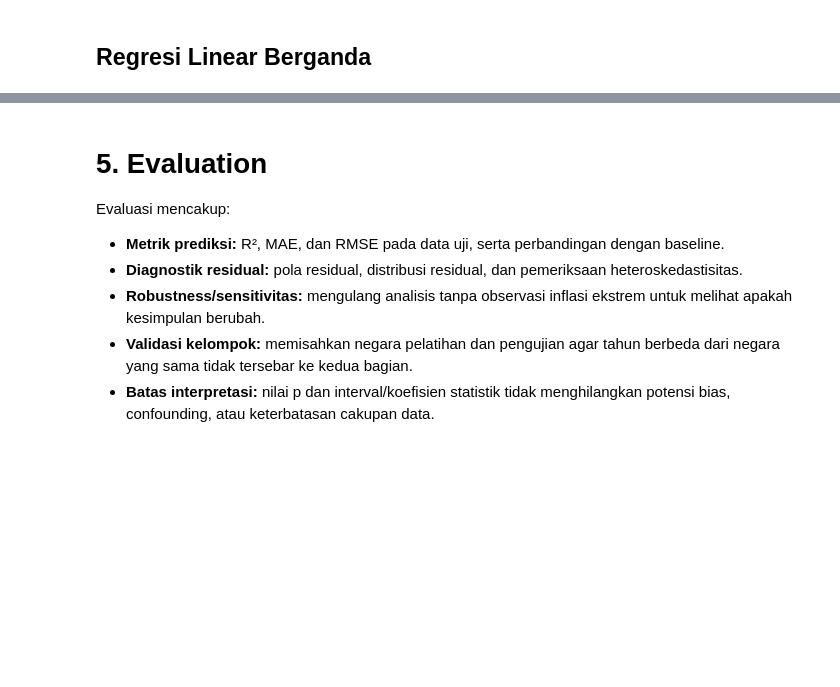
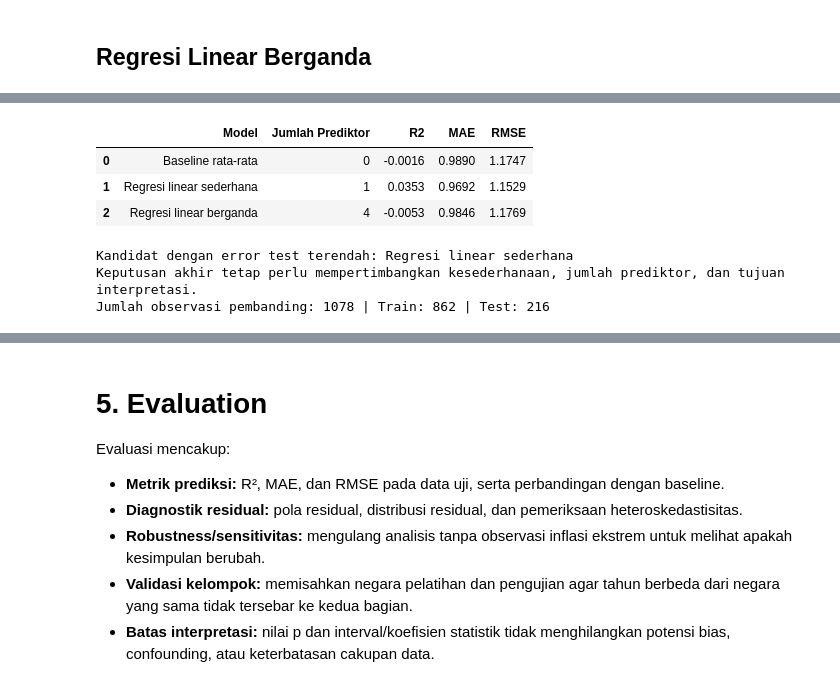
Before and after one commit to aallyya4/24_IF-B_DataSunda, a Jupyter notebook: 24_IF_B_Data_Sunda.ipynb, the cells around one changed output, grey strips where cells are left out. Drawn from its saved outputs; the diff is of its cells as text; code cells hidden in the pictures; blank space fills up the shorter version.

```diff
--- a/24_IF_B_Data_Sunda.ipynb
+++ b/24_IF_B_Data_Sunda.ipynb
@@ -812,0 +914,72 @@ Jumlah negara: 134
+# %%
+# Menyiapkan observasi lengkap yang sama untuk kedua model
+fitur_sederhana = ["Headline Consumer Price Inflation"]
+fitur_berganda = fitur_inflasi
+kolom_perbandingan = ["Score"] + fitur_berganda
+data_perbandingan = df[kolom_perbandingan].dropna().copy()
+
+# Satu pembagian data yang sama untuk kedua model
+train_idx, test_idx = train_test_split(
+    data_perbandingan.index,
+    test_size=0.20,
+    random_state=42
+)
+train_cmp = data_perbandingan.loc[train_idx]
+test_cmp = data_perbandingan.loc[test_idx]
+y_train_cmp = train_cmp["Score"]
+y_test_cmp = test_cmp["Score"]
+
+# Regresi linear sederhana pada observasi pembanding
+model_simple_cmp = LinearRegression()
+model_simple_cmp.fit(train_cmp[fitur_sederhana], y_train_cmp)
+pred_simple_cmp = model_simple_cmp.predict(test_cmp[fitur_sederhana])
+
+# Regresi linear berganda pada observasi pembanding
+model_multi_cmp = LinearRegression()
+model_multi_cmp.fit(train_cmp[fitur_berganda], y_train_cmp)
+pred_multi_cmp = model_multi_cmp.predict(test_cmp[fitur_berganda])
+
+# Baseline menggunakan rata-rata Score data train yang sama
+pred_baseline_cmp = np.repeat(y_train_cmp.mean(), len(y_test_cmp))
+
+# Tabel perbandingan akhir
+hasil_perbandingan_model = pd.DataFrame([
+    {
+        "Model": "Baseline rata-rata",
+        "Jumlah Prediktor": 0,
+        "R2": r2_score(y_test_cmp, pred_baseline_cmp),
+        "MAE": mean_absolute_error(y_test_cmp, pred_baseline_cmp),
+        "RMSE": np.sqrt(mean_squared_error(y_test_cmp, pred_baseline_cmp))
+    },
+    {
+        "Model": "Regresi linear sederhana",
+        "Jumlah Prediktor": 1,
+        "R2": r2_score(y_test_cmp, pred_simple_cmp),
+        "MAE": mean_absolute_error(y_test_cmp, pred_simple_cmp),
+        "RMSE": np.sqrt(mean_squared_error(y_test_cmp, pred_simple_cmp))
+    },
+    {
+        "Model": "Regresi linear berganda",
+        "Jumlah Prediktor": 4,
+        "R2": r2_score(y_test_cmp, pred_multi_cmp),
+        "MAE": mean_absolute_error(y_test_cmp, pred_multi_cmp),
+        "RMSE": np.sqrt(mean_squared_error(y_test_cmp, pred_multi_cmp))
+    }
+])
+display(hasil_perbandingan_model.round(4))
+
+# Rekomendasi berdasarkan metrik test; pertimbangkan kesederhanaan model juga
+peringkat = hasil_perbandingan_model[hasil_perbandingan_model["Model"] != "Baseline rata-rata"].sort_values(
+    ["RMSE", "MAE", "R2"], ascending=[True, True, False]
+)
+print("Kandidat dengan error test terendah:", peringkat.iloc[0]["Model"])
+print("Keputusan akhir tetap perlu mempertimbangkan kesederhanaan, jumlah prediktor, dan tujuan interpretasi.")
+print("Jumlah observasi pembanding:", len(data_perbandingan), "| Train:", len(train_cmp), "| Test:", len(test_cmp))
+# %% [output]
+|  | Model | Jumlah Prediktor | R2 | MAE | RMSE |
+| 0 | Baseline rata-rata | 0 | -0.0016 | 0.9890 | 1.1747 |
+| 1 | Regresi linear sederhana | 1 | 0.0353 | 0.9692 | 1.1529 |
+| 2 | Regresi linear berganda | 4 | -0.0053 | 0.9846 | 1.1769 |
+Kandidat dengan error test terendah: Regresi linear sederhana
+Keputusan akhir tetap perlu mempertimbangkan kesederhanaan, jumlah prediktor, dan tujuan interpretasi.
+Jumlah observasi pembanding: 1078 | Train: 862 | Test: 216
```
Also changed, not shown: parts of 20 cells of this notebook, 1 other file.
